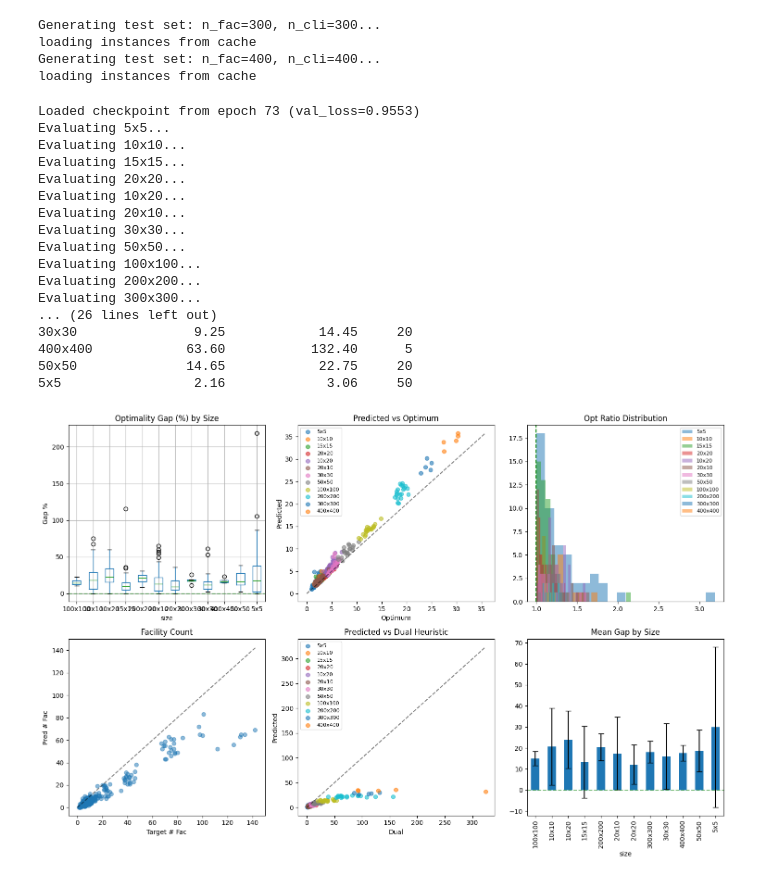
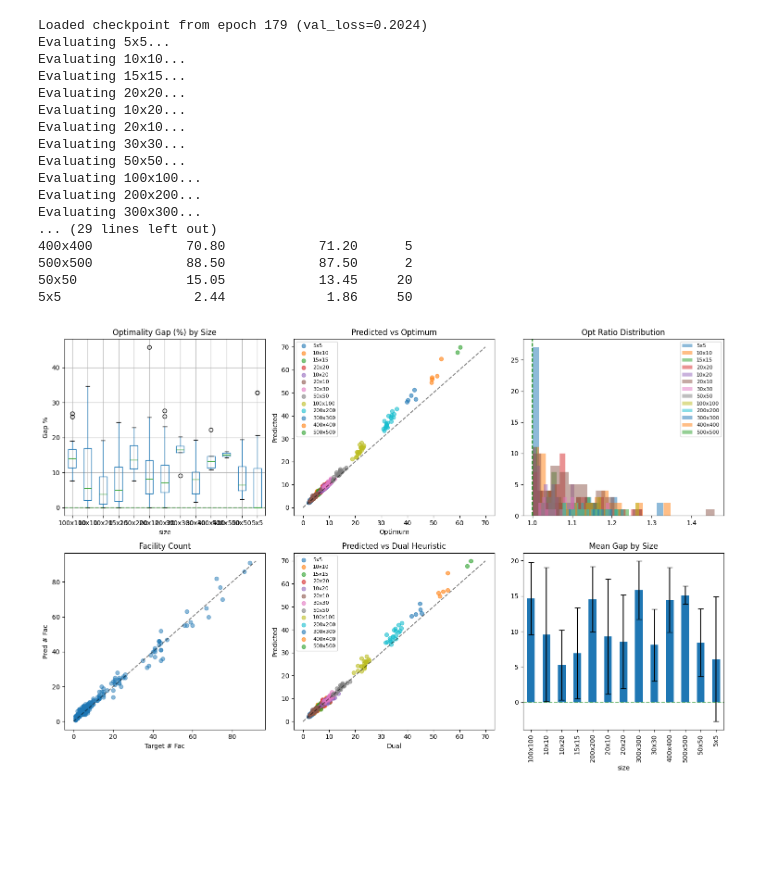
Before and after one commit to Srokusek/FLP-NAR, a Jupyter notebook: notebooks/test.ipynb, the cells around one changed output. Cells and saved outputs as stored; diff of their text form; code cells hidden in the pictures; blank space fills up the shorter version.

```diff
--- a/notebooks/test.ipynb
+++ b/notebooks/test.ipynb
@@ -264,7 +262,7 @@ class Trainer:
         pbar = tqdm(range(1, n_epochs + 1), desc="Training", disable=not verbose)
         for epoch in pbar:
             weights = self.loss_config.get_weights(epoch)
-            self.model.tf_prob = max(((n_epochs - 90) - epoch) / max(n_epochs - 90, 1), 0.0)
+            self.model.tf_prob = max(((n_epochs - 150) - epoch) / max(n_epochs - 150, 1), 0.0)
 
             # ── Train: iterate all scale loaders ──────────────────────────────
             all_train_losses = []
@@ -406,20 +404,20 @@ loss_config = LossConfig(
         "y_res_loss": 2.0, "optimum_loss": 0.1, "optimum_diff": 0.0, "dual_diff": 0.0,
     },
     schedulers={
-        # "alpha_loss": ramp_down(50),
-        # "beta_loss": ramp_down(50),
-        # "x_loss": ramp_down(50),
-        # "y_loss": ramp_down(50),
-        # "delta_loss": ramp_down(50),
-        # "optimum_loss": delayed_ramp(0, 50),
-        # "x_res_loss": limited_ramp_down(50),
-        # "y_res_loss": limited_ramp_down(50),
+        "alpha_loss": ramp_down(150),
+        "beta_loss": ramp_down(150),
+        "x_loss": ramp_down(150),
+        "y_loss": ramp_down(150),
+        "delta_loss": ramp_down(150),
+        #"optimum_loss": delayed_ramp(0, 50),
+        "x_res_loss": ramp_down(150),
+        "y_res_loss": ramp_down(150),
     },
 )
 
 model.processor.processor.mixing = False
 
-lr_scheduler = torch.optim.lr_scheduler.CosineAnnealingWarmRestarts(optimizer, T_0=10, T_mult=2, eta_min=1e-5)
+lr_scheduler = torch.optim.lr_scheduler.CosineAnnealingWarmRestarts(optimizer, T_0=10, T_mult=2, eta_min=1e-7)
 
 trainer = Trainer(model, optimizer, loss_config, lr_scheduler, device,
                   checkpoint_dir="checkpoints")
@@ -459,7 +459,8 @@ def create_test_datasets(sizes: list[tuple[int, int]], n_samples: int = 100, bas
             n_fac=n_fac,
             n_cli=n_cli,
             seed=base_seed + i * 1000,
-            demand_config=UniformConfig(0, 1),
+            #demand_config=UniformConfig(0, 1),
+            demand_config=ConstantConfig(1),
             facility_cost_config=UniformConfig(0, 1),
             coords_config=NormalConfig(mean=0.5, std=0.5)
         )
@@ -468,16 +469,15 @@ def create_test_datasets(sizes: list[tuple[int, int]], n_samples: int = 100, bas
             config,
             n_samples=n_samples,
             cache_dir=Path(f"data/test_{n_fac}x{n_cli}"),
-            res_only=True
         )
-        dataset.prepare_data()
+        dataset.prepare_test_data()
 
         # Batch size 1 for varying sizes, or same-size batching
         loader = DataLoader(
             dataset,
             batch_size=1,  # Safe default for varying sizes
             shuffle=False,
-            collate_fn=collate_fn
+            collate_fn=test_collate_fn
         )
 
         test_datasets[(n_fac, n_cli)] = {"dataset": dataset, "loader": loader}
@@ -494,6 +494,3 @@ TEST_SIZES = [
     (10, 20),  # Asymmetric: more clients
     (20, 10),  # Asymmetric: more facilities
 ]
-
-# Generate test datasets (this may take a while for larger sizes)
-test_datasets = create_test_datasets(TEST_SIZES, n_samples=50)
@@ -513,3 +497,9 @@ loading instances from cache
 # %%
+# Generate test datasets (this may take a while for larger sizes)
+test_datasets = create_test_datasets(TEST_SIZES, n_samples=50)
 scale_datasets = create_test_datasets([(30,30), (50,50), (100,100), (200,200)], n_samples=20)
+hyper_scale_datasets = create_test_datasets([(300,300), (400,400)], n_samples=5)
+test_datasets.update(scale_datasets)
+test_datasets.update(hyper_scale_datasets)
+test_datasets.update(create_test_datasets([(500,500)], n_samples=2))
 # %% [output]
@@ -524,7 +522,0 @@ loading instances from cache
-# %%
-hyper_scale_datasets = create_test_datasets([(300,300), (400,400)], n_samples=5)
-# %% [output]
-Generating test set: n_fac=300, n_cli=300...
-loading instances from cache
-Generating test set: n_fac=400, n_cli=400...
-loading instances from cache
@@ -541,7 +530,7 @@ import importlib, src.models.reasoners
 importlib.reload(src.models.reasoners)
 from src.models.reasoners import Reasoner
 
-trainer.load_checkpoint("checkpoints/best_model_312_0.pt")
+trainer.load_checkpoint("checkpoints/best_model.pt")
 
 # ── Collect results across all test sizes ─────────────────────────────────────
 all_results = []
@@ -549,7 +538,7 @@ for (nf, nc), data in test_datasets.items():
     print(f"Evaluating {nf}x{nc}...")
     for batch in data["loader"]:
         batch = batch.to(device)
-        all_results.extend(model.inference(batch))
+        all_results.extend(model.inference(batch, repair=True))
 
 # ── Build DataFrame ───────────────────────────────────────────────────────────
 df = pd.DataFrame([
@@ -563,7 +552,7 @@ df = pd.DataFrame([
         "opt_ratio": r["opt_ratio"],
         "dual_ratio": r["dual_ratio"],
         "opt_gap_pct": (r["opt_ratio"] - 1.0) * 100,
-        "n_fac_opened": int(r["opened"].sum()),
+        "n_fac_opened": int(r["repaired_opened"].sum()),
         "n_fac_target": int((r["y_target"] > 0.5).sum()),
     }
     for r in all_results
@@ -609,40 +598,40 @@ mf = max(df["n_fac_target"].max(), df["n_fac_opened"].max()) + 1
 axes[1, 0].plot([0, mf], [0, mf], "k--", alpha=.5)
 axes[1, 0].set(xlabel="Target # Fac", ylabel="Pred # Fac", title="Facility Count")
 
 # Predicted vs dual
 for s in df["size"].unique():
     sub = df[df["size"] == s]
     axes[1, 1].scatter(sub["dual_bound"], sub["predicted"], label=s, alpha=.6)
 mx = max(df["dual_bound"].max(), df["predicted"].max())
 axes[1, 1].plot([0, mx], [0, mx], "k--", alpha=.5)
 axes[1, 1].set(xlabel="Dual", ylabel="Predicted", title="Predicted vs Dual Heuristic")
 axes[1, 1].legend(fontsize=8)
 
 # Mean gap bar
 summary = df.groupby("size")["opt_gap_pct"].agg(["mean", "std"])
 summary.plot.bar(y="mean", yerr="std", ax=axes[1, 2], capsize=4, legend=False)
 axes[1, 2].set_title("Mean Gap by Size"); axes[1, 2].axhline(0, color="g", ls="--", alpha=.5)
 
 plt.tight_layout(); plt.show()
 # %% [output]
-Loaded checkpoint from epoch 73 (val_loss=0.9553)
+Loaded checkpoint from epoch 179 (val_loss=0.2024)
 Evaluating 5x5...
 Evaluating 10x10...
 Evaluating 15x15...
 Evaluating 20x20...
 Evaluating 10x20...
 Evaluating 20x10...
 Evaluating 30x30...
 Evaluating 50x50...
 Evaluating 100x100...
 Evaluating 200x200...
 Evaluating 300x300...
-... (26 lines left out)
-30x30               9.25            14.45     20
-400x400            63.60           132.40      5
-50x50              14.65            22.75     20
-5x5                 2.16             3.06     50
+... (29 lines left out)
+400x400            70.80            71.20      5
+500x500            88.50            87.50      2
+50x50              15.05            13.45     20
+5x5                 2.44             1.86     50
-[figure, old version]
+[figure, new version]
 # %%
 from matplotlib.colors import TwoSlopeNorm
 
```
Also changed, not shown: parts of 10 cells of this notebook, 19 other files.
